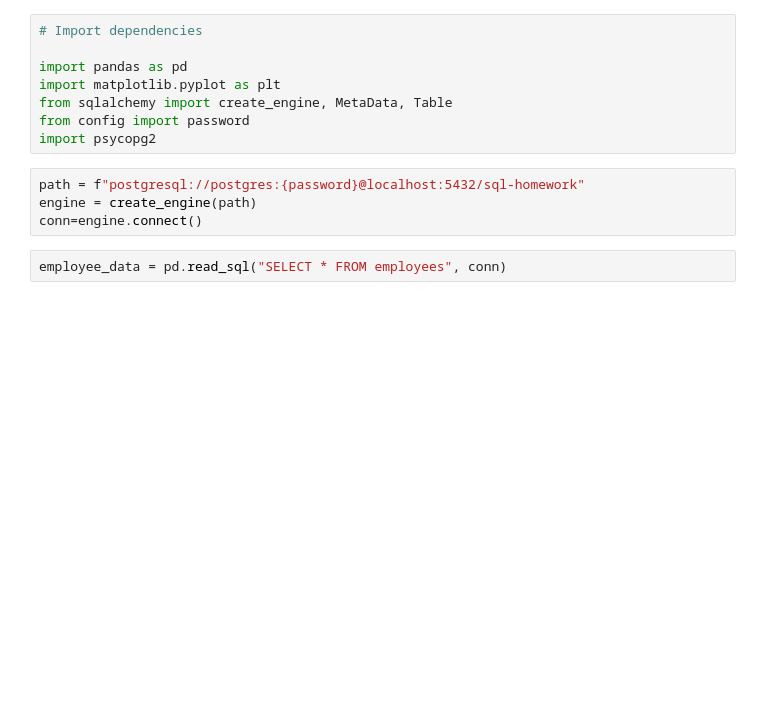
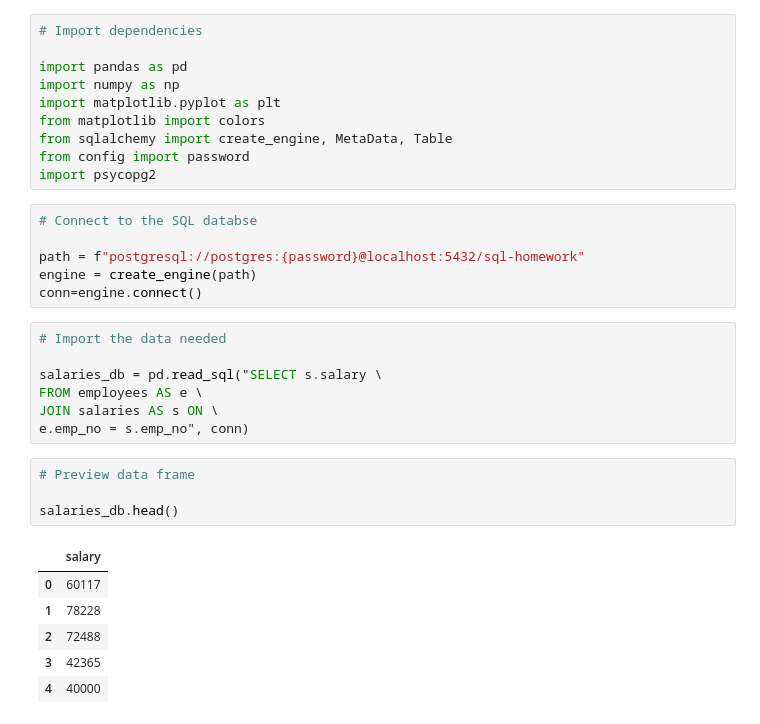
Before and after one commit to KristaJoy/sql-challenge, a Jupyter notebook: sql-analysis.ipynb, the cells around one changed output. Saved outputs shown, nothing was run; the diff lists cells and outputs as text; blank space fills up the shorter version.

```diff
--- a/sql-analysis.ipynb
+++ b/sql-analysis.ipynb
@@ -2,13 +2,33 @@
 # Import dependencies
 
 import pandas as pd
+import numpy as np
 import matplotlib.pyplot as plt
+from matplotlib import colors
 from sqlalchemy import create_engine, MetaData, Table
 from config import password
 import psycopg2
 # %%
+# Connect to the SQL databse
+
 path = f"postgresql://postgres:{password}@localhost:5432/sql-homework"
 engine = create_engine(path)
 conn=engine.connect()
-# %%
-employee_data = pd.read_sql("SELECT * FROM employees", conn)
+# %%
+# Import the data needed
+
+salaries_db = pd.read_sql("SELECT s.salary \
+FROM employees AS e \
+JOIN salaries AS s ON \
+e.emp_no = s.emp_no", conn)
+# %%
+# Preview data frame
+
+salaries_db.head()
+# %% [output]
+|  | salary |
+| 0 | 60117 |
+| 1 | 78228 |
+| 2 | 72488 |
+| 3 | 42365 |
+| 4 | 40000 |
```
Also changed, not shown: parts of 10 cells of this notebook, 1 other file.
